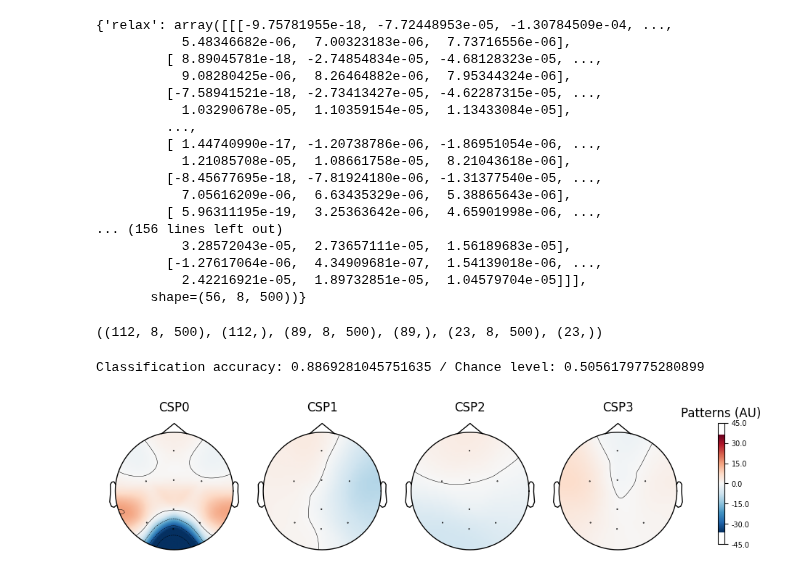
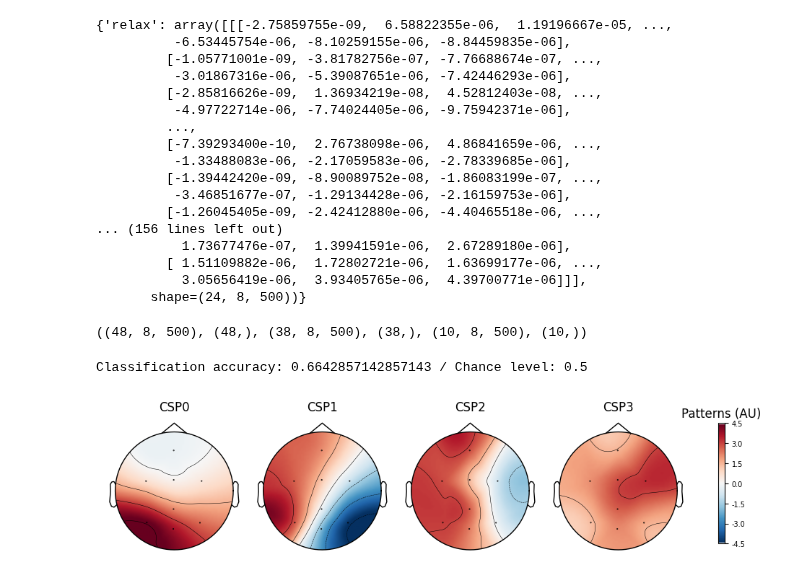
Before and after one commit to lnadi17/bci-game-server, a Jupyter notebook: processing/relax_csp_model.ipynb, the cells around one changed output. Cells and saved outputs as stored; diff of their text form; code cells hidden in the pictures.

```diff
--- a/processing/relax_csp_model.ipynb
+++ b/processing/relax_csp_model.ipynb
@@ -6,33 +6,33 @@ from sklearn.model_selection import train_test_split
 
 from processing.preprocessing import BCIDataProcessor
 
-recording_path = '../recordings/recording_imagery1_gel.raw.fif'
+recording_path = '../recordings/recording_relax2.raw.fif'
 window_size = 2
-window_overlap = 1
-processor = BCIDataProcessor(recording_path, l_freq=7, h_freq=30, window_size=window_size,
+window_overlap = 0
+processor = BCIDataProcessor(recording_path, l_freq=10, h_freq=20, window_size=window_size,
                              window_overlap=window_overlap)
 data = processor.process()
 # Only select left_hand and right_hand
 data = {label: data[label] for label in data.keys() if label in ['relax', 'focus']}
 data
 # %% [output]
-{'relax': array([[[-9.75781955e-18, -7.72448953e-05, -1.30784509e-04, ...,
-           5.48346682e-06,  7.00323183e-06,  7.73716556e-06],
-         [ 8.89045781e-18, -2.74854834e-05, -4.68128323e-05, ...,
-           9.08280425e-06,  8.26464882e-06,  7.95344324e-06],
-         [-7.58941521e-18, -2.73413427e-05, -4.62287315e-05, ...,
-           1.03290678e-05,  1.10359154e-05,  1.13433084e-05],
+{'relax': array([[[-2.75859755e-09,  6.58822355e-06,  1.19196667e-05, ...,
+          -6.53445754e-06, -8.10259155e-06, -8.84459835e-06],
+         [-1.05771001e-09, -3.81782756e-07, -7.76688674e-07, ...,
+          -3.01867316e-06, -5.39087651e-06, -7.42446293e-06],
+         [-2.85816626e-09,  1.36934219e-08,  4.52812403e-08, ...,
+          -4.97722714e-06, -7.74024405e-06, -9.75942371e-06],
          ...,
-         [ 1.44740990e-17, -1.20738786e-06, -1.86951054e-06, ...,
-           1.21085708e-05,  1.08661758e-05,  8.21043618e-06],
-         [-8.45677695e-18, -7.81924180e-06, -1.31377540e-05, ...,
-           7.05616209e-06,  6.63435329e-06,  5.38865643e-06],
-         [ 5.96311195e-19,  3.25363642e-06,  4.65901998e-06, ...,
+         [-7.39293400e-10,  2.76738098e-06,  4.86841659e-06, ...,
+          -1.33488083e-06, -2.17059583e-06, -2.78339685e-06],
+         [-1.39442420e-09, -8.90089752e-08, -1.86083199e-07, ...,
+          -3.46851677e-07, -1.29134428e-06, -2.16159753e-06],
+         [-1.26045405e-09, -2.42412880e-06, -4.40465518e-06, ...,
 ... (156 lines left out)
-           3.28572043e-05,  2.73657111e-05,  1.56189683e-05],
-         [-1.27617064e-06,  4.34909681e-07,  1.54139018e-06, ...,
-           2.42216921e-05,  1.89732851e-05,  1.04579704e-05]]],
-       shape=(56, 8, 500))}
+           1.73677476e-07,  1.39941591e-06,  2.67289180e-06],
+         [ 1.51109882e-06,  1.72802721e-06,  1.63699177e-06, ...,
+           3.05656419e-06,  3.93405765e-06,  4.39700771e-06]]],
+       shape=(24, 8, 500))}
 # %%
 X = np.concatenate(list(data.values()), axis=0)
 y = np.concatenate([[label] * data[label].shape[0] for label in data.keys()])  # (samples,)
@@ -42,33 +42,35 @@ X_trainval, X_test, y_trainval, y_test = train_test_split(
 # %%
 X.shape, y.shape, X_trainval.shape, y_trainval.shape, X_test.shape, y_test.shape
 # %% [output]
-((112, 8, 500), (112,), (89, 8, 500), (89,), (23, 8, 500), (23,))
+((48, 8, 500), (48,), (38, 8, 500), (38,), (10, 8, 500), (10,))
 # %%
 from sklearn.pipeline import Pipeline
 from sklearn.discriminant_analysis import LinearDiscriminantAnalysis
 from sklearn.model_selection import ShuffleSplit, cross_val_score, StratifiedKFold
 
 # Define a monte-carlo cross-validation generator (reduce variance):
 scores = []
 cv = StratifiedKFold(n_splits=5, shuffle=True, random_state=42)
 
 # Assemble a classifier
 lda = LinearDiscriminantAnalysis()
 csp = CSP(n_components=4, reg=None, log=True, norm_trace=False)
 
 # Use scikit-learn Pipeline with cross_val_score function
 clf = Pipeline([("CSP", csp), ("LDA", lda)])
 scores = cross_val_score(clf, X_trainval, y_trainval, cv=cv, n_jobs=1)
 
 # Printing the results
 class_balance = np.mean(y_trainval == "relax")
 class_balance = max(class_balance, 1.0 - class_balance)
 print(f"Classification accuracy: {np.mean(scores)} / Chance level: {class_balance}")
 
+clf.fit(X, y)
+
 # plot CSP patterns estimated on full data for visualization
 csp.fit_transform(X, y)
 csp.plot_patterns(processor.raw.info, ch_type="eeg", units="Patterns (AU)", size=1.5)
 plt.show()
 # %% [output]
-Classification accuracy: 0.8869281045751635 / Chance level: 0.5056179775280899
+Classification accuracy: 0.6642857142857143 / Chance level: 0.5
-[figure, old version]
+[figure, new version]
```
Also changed, not shown: parts of 3 cells of this notebook, 4 other files.
